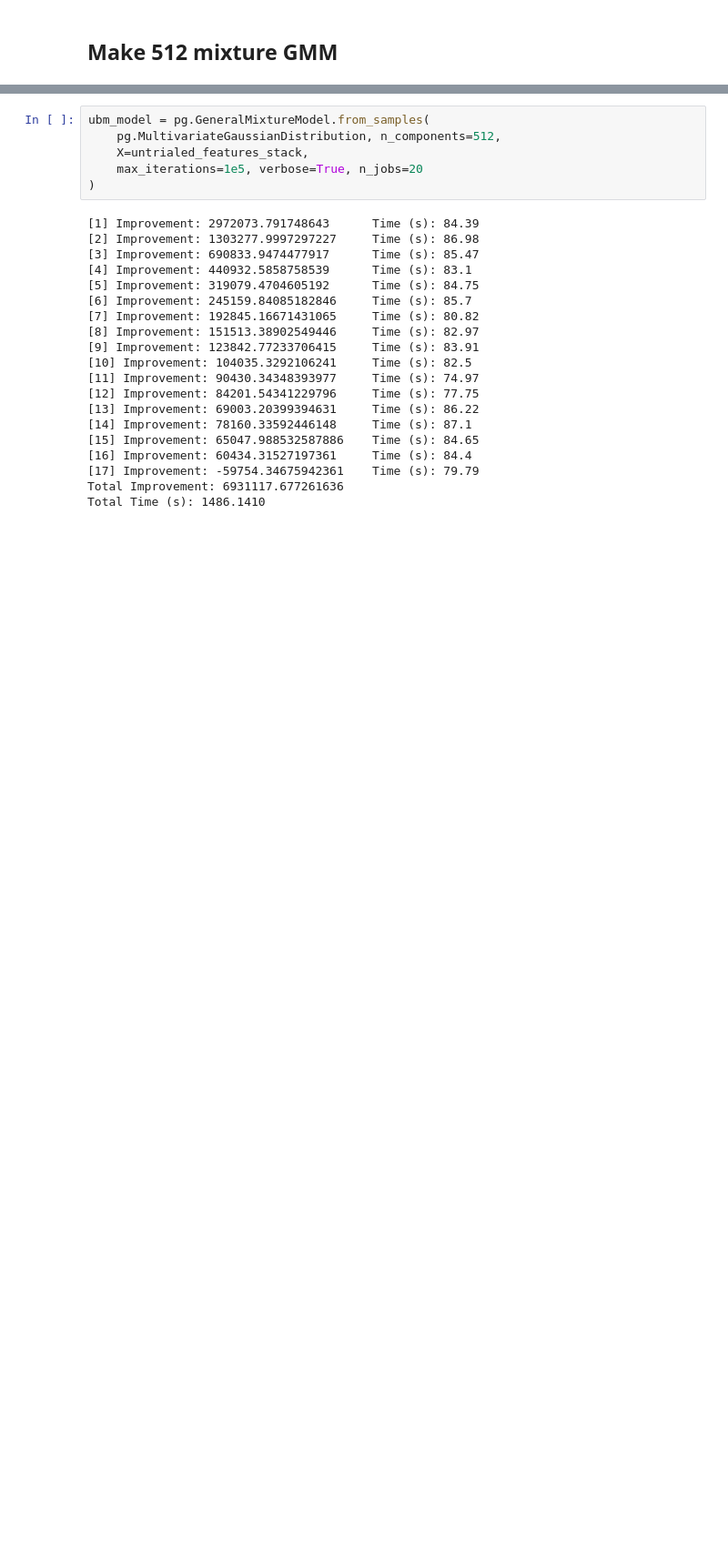
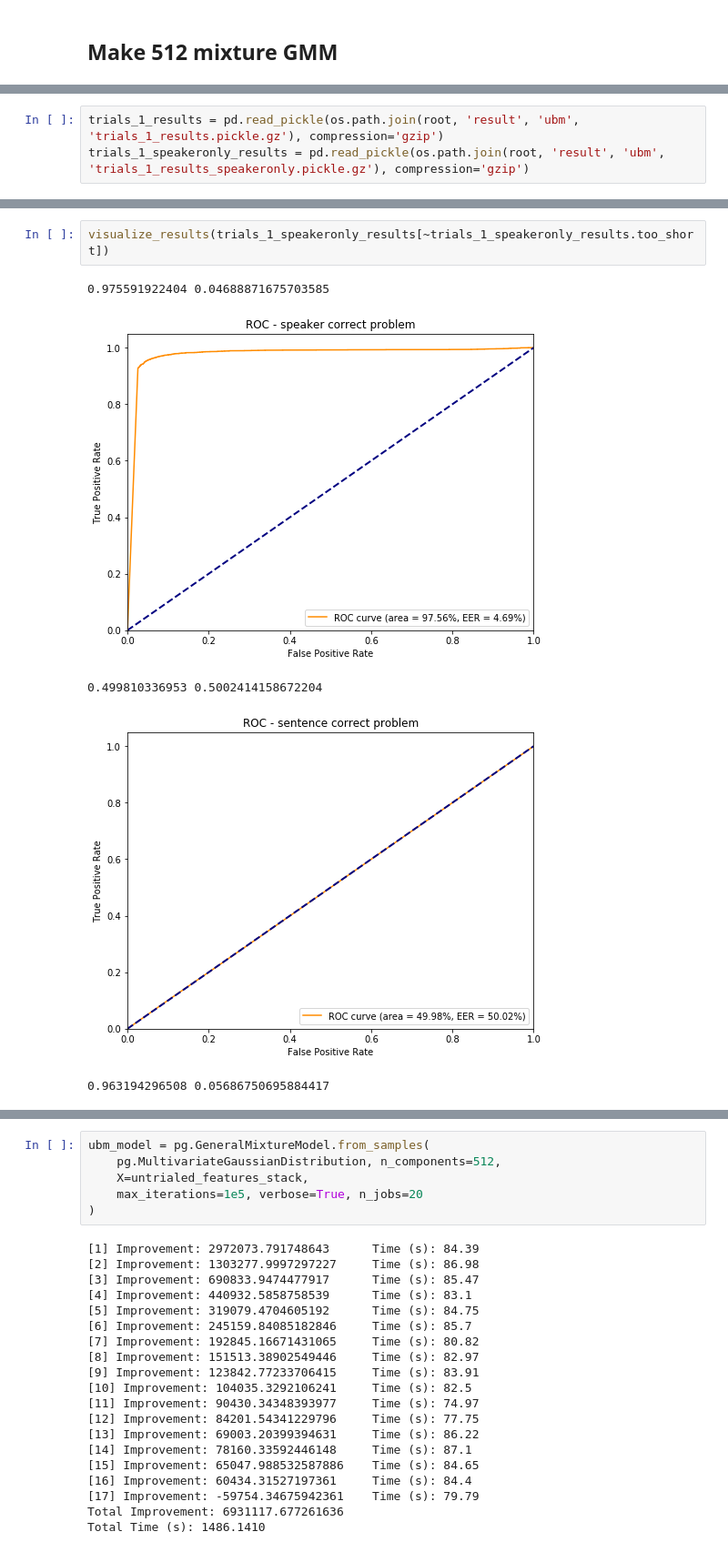
Before and after one commit to michalsosn/paprotka, a Jupyter notebook: notebooks/RedDots - GMM UBM.ipynb, the cells around one changed output, grey strips where cells are left out. Shown: that part at 91% size. Cells and saved outputs as stored; diff of their text form; blank space fills up the shorter version.

```diff
--- a/notebooks/RedDots - GMM UBM.ipynb
+++ b/notebooks/RedDots - GMM UBM.ipynb
@@ -216,0 +339,3 @@ for i in range(10, 13):
+# %%
+trials_1_results = pd.read_pickle(os.path.join(root, 'result', 'ubm', 'trials_1_results.pickle.gz'), compression='gzip')
+trials_1_speakeronly_results = pd.read_pickle(os.path.join(root, 'result', 'ubm', 'trials_1_results_speakeronly.pickle.gz'), compression='gzip')
@@ -216,0 +395,8 @@ for i in range(10, 13):
+# %%
+visualize_results(trials_1_speakeronly_results[~trials_1_speakeronly_results.too_short])
+# %% [output]
+0.975591922404 0.04688871675703585
+[figure, added]
+0.499810336953 0.5002414158672204
+[figure, added]
+0.963194296508 0.05686750695884417
```
Also changed, not shown: parts of 48 cells of this notebook, 3 other files.
